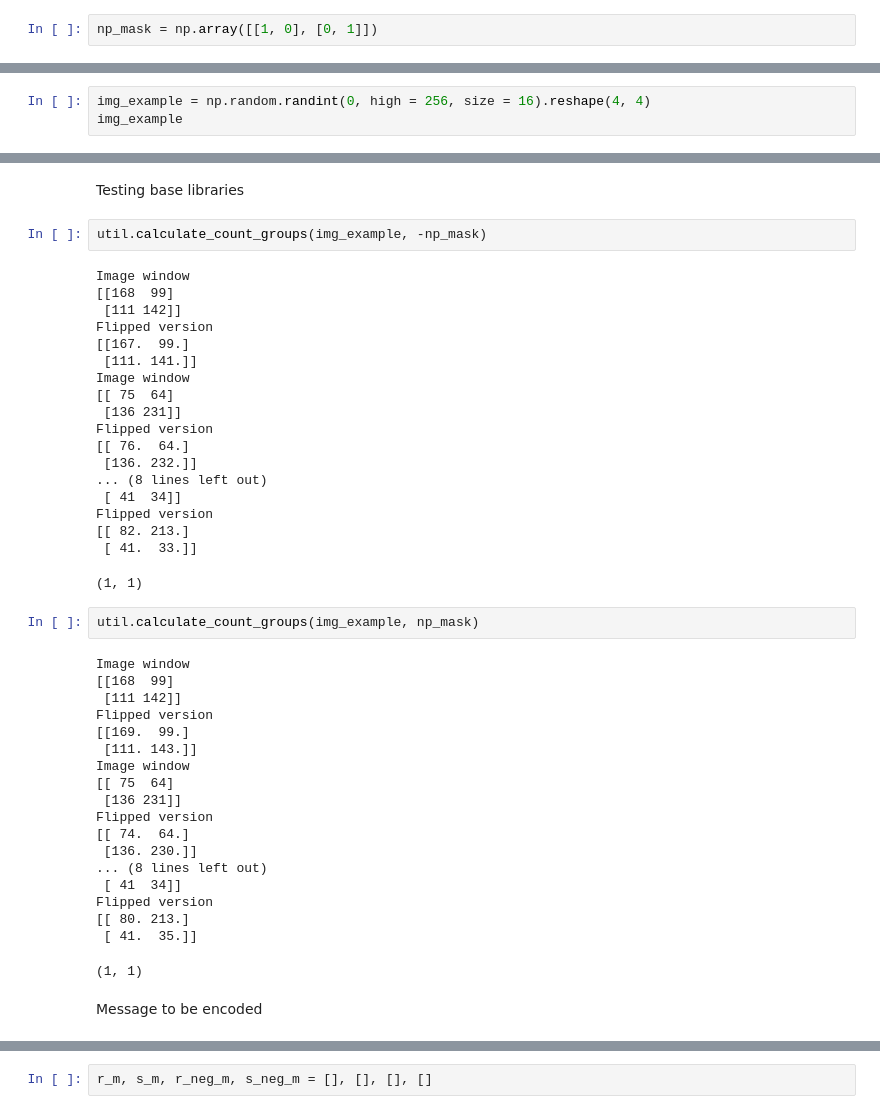
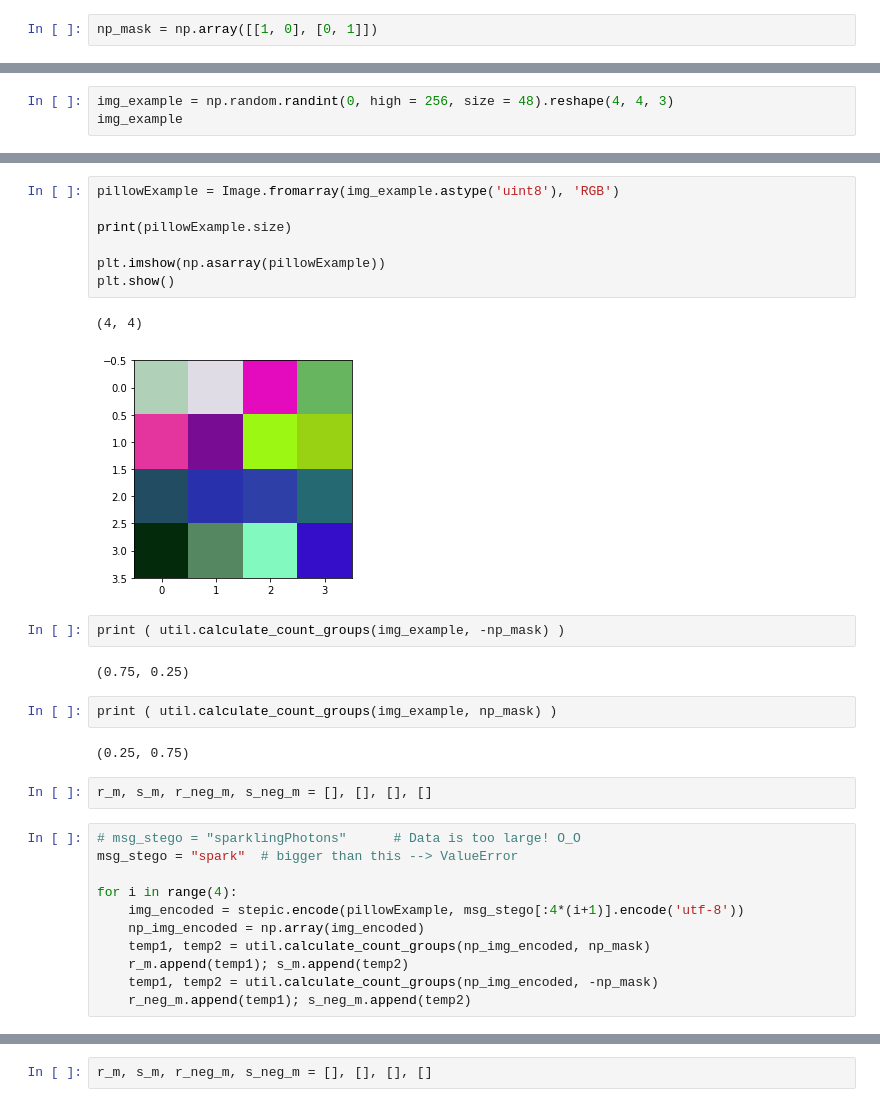
Before and after one commit to ShivaniH/RS_Steganalysis, a Jupyter notebook: src/Project-Part1.ipynb, the cells around one changed output, grey strips where cells are left out. Cells and saved outputs as stored; diff of their text form.

Commit message:
tested with S-tools, flipped LSBs instead of hiding messages

```diff
--- a/src/Project-Part1.ipynb
+++ b/src/Project-Part1.ipynb
@@ -34,4 +30,4 @@ Testing purpose
 # %%
-img_example = np.random.randint(0, high = 256, size = 16).reshape(4, 4)
+img_example = np.random.randint(0, high = 256, size = 48).reshape(4, 4, 3)
 img_example
 # %% [output]
@@ -42,46 +53,31 @@ array([[168,  99,  75,  64],
-# %% [markdown]
-Testing base libraries
+# %%
+pillowExample = Image.fromarray(img_example.astype('uint8'), 'RGB')
+
+print(pillowExample.size)
+
+plt.imshow(np.asarray(pillowExample))
+plt.show()
+# %% [output]
+(4, 4)
+[figure, added]
 # %%
-util.calculate_count_groups(img_example, -np_mask)
+print ( util.calculate_count_groups(img_example, -np_mask) )
 # %% [output]
-Image window
-[[168  99]
- [111 142]]
-Flipped version
-[[167.  99.]
- [111. 141.]]
-Image window
-[[ 75  64]
- [136 231]]
-Flipped version
-[[ 76.  64.]
- [136. 232.]]
-... (8 lines left out)
- [ 41  34]]
-Flipped version
-[[ 82. 213.]
- [ 41.  33.]]
+(0.75, 0.25)
-(1, 1)
 # %%
-util.calculate_count_groups(img_example, np_mask)
+print ( util.calculate_count_groups(img_example, np_mask) )
 # %% [output]
-Image window
-[[168  99]
- [111 142]]
-Flipped version
-[[169.  99.]
- [111. 143.]]
-Image window
-[[ 75  64]
- [136 231]]
-Flipped version
-[[ 74.  64.]
- [136. 230.]]
-... (8 lines left out)
- [ 41  34]]
-Flipped version
-[[ 80. 213.]
- [ 41.  35.]]
+(0.25, 0.75)
-(1, 1)
-# %% [markdown]
-Message to be encoded
+# %%
+r_m, s_m, r_neg_m, s_neg_m = [], [], [], []
+# %%
+# msg_stego = "sparklingPhotons"      # Data is too large! O_O
+msg_stego = "spark"  # bigger than this --> ValueError
+
+for i in range(4):
+    img_encoded = stepic.encode(pillowExample, msg_stego[:4*(i+1)].encode('utf-8'))
+    np_img_encoded = np.array(img_encoded)
+    temp1, temp2 = util.calculate_count_groups(np_img_encoded, np_mask)
+    r_m.append(temp1); s_m.append(temp2)
+    temp1, temp2 = util.calculate_count_groups(np_img_encoded, -np_mask)
+    r_neg_m.append(temp1); s_neg_m.append(temp2)
```
Also changed, not shown: parts of 28 cells of this notebook, 7 other files.
